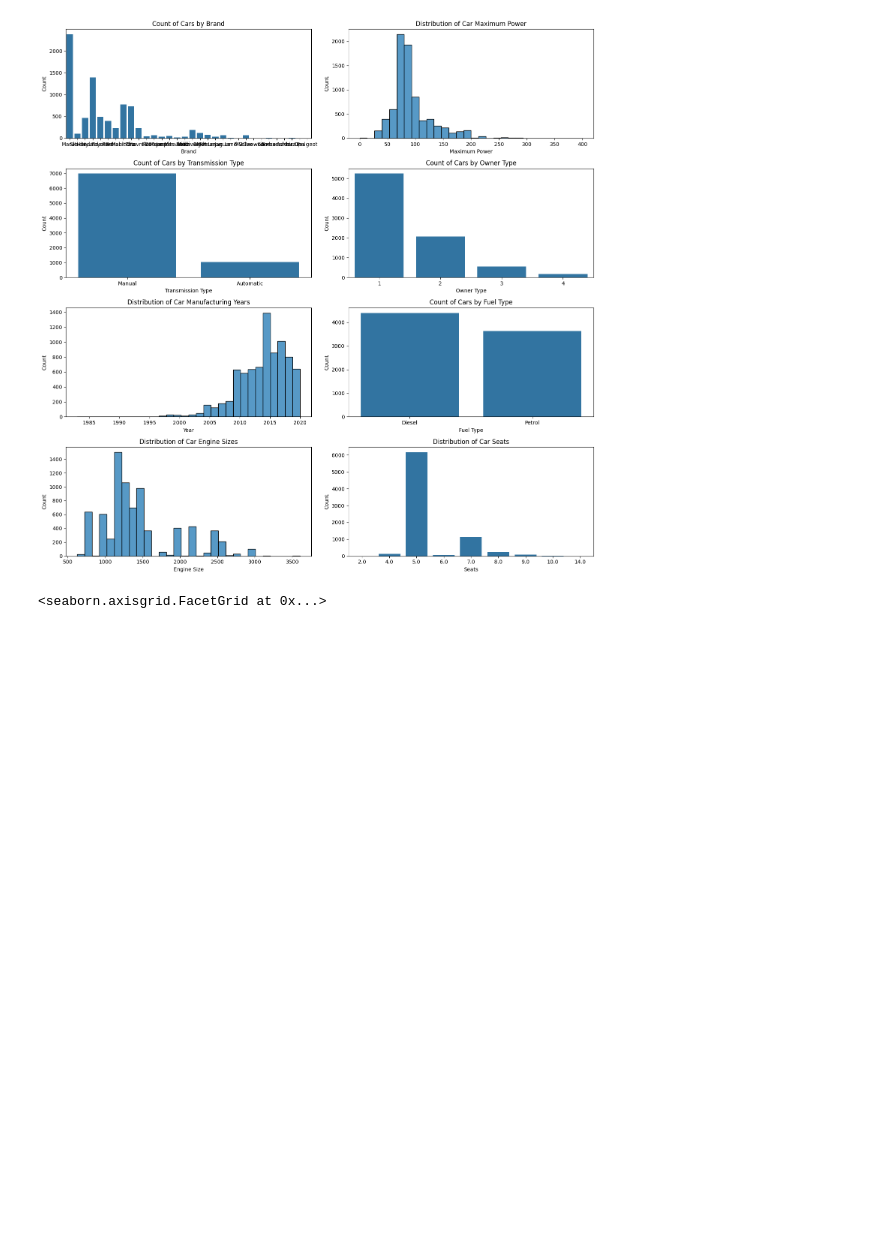
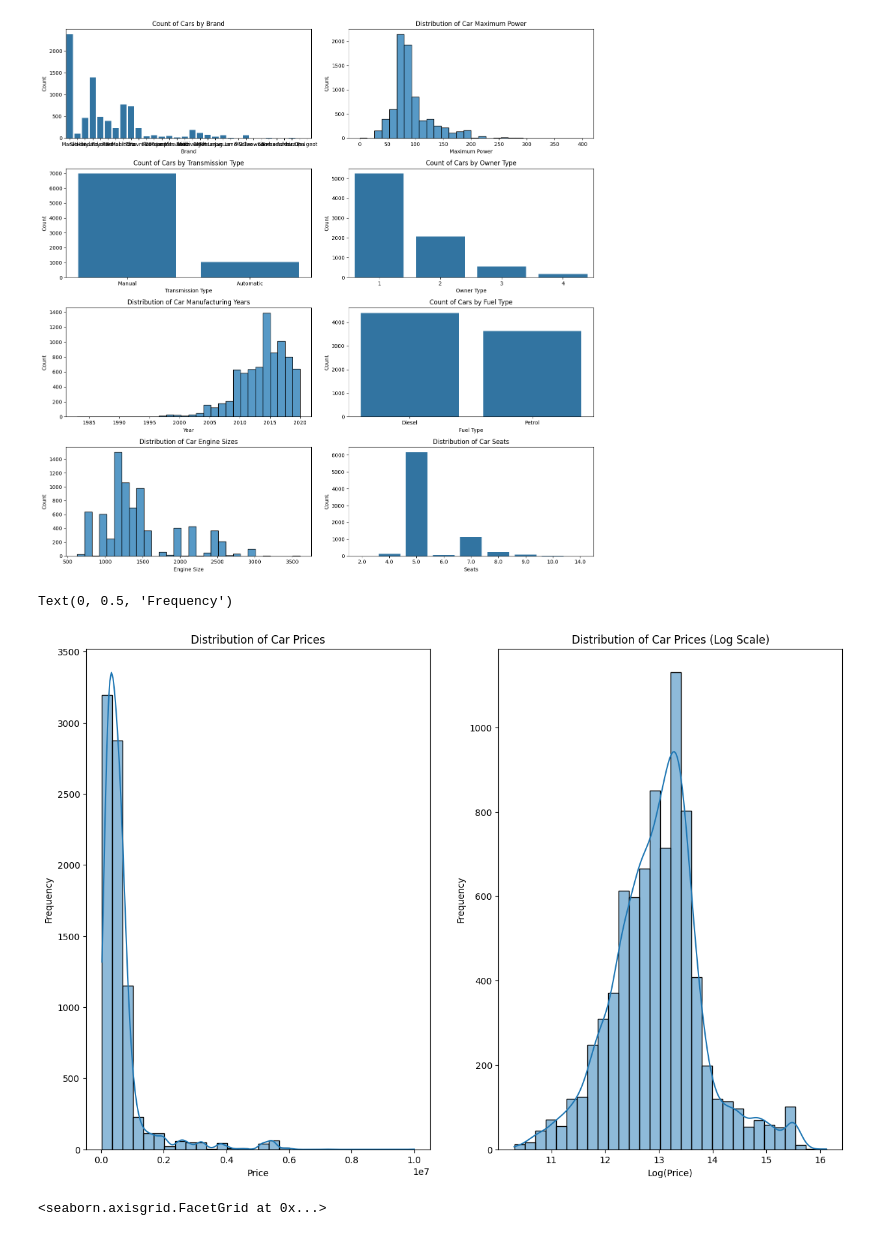
Before and after one commit to dniamsaard4codework/Predicting-Car-Prices, a Jupyter notebook: notebook/st126235_Assignment_1.ipynb, the cells around one changed output. Drawn from its saved outputs; the diff is of its cells as text; code cells hidden in the pictures; blank space fills up the shorter version.

```diff
--- a/notebook/st126235_Assignment_1.ipynb
+++ b/notebook/st126235_Assignment_1.ipynb
@@ -239,6 +268,22 @@ axes[3, 1].set_ylabel('Count')
 plt.tight_layout()
 # %% [output]
 [figure]
+# %%
+fig, axes = plt.subplots(1, 2, figsize=(15, 10))
+
+# Show the histogram of car prices between log and no log
+sns.histplot(data=df, x='selling_price', bins=30, kde=True, ax=axes[0])
+axes[0].set_title('Distribution of Car Prices')
+axes[0].set_xlabel('Price')
+axes[0].set_ylabel('Frequency')
+
+sns.histplot(x=np.log1p(df['selling_price']), bins=30, kde=True, ax=axes[1])
+axes[1].set_title('Distribution of Car Prices (Log Scale)')
+axes[1].set_xlabel('Log(Price)')
+axes[1].set_ylabel('Frequency')
+# %% [output]
+Text(0, 0.5, 'Frequency')
+[figure, added]
 # %%
 # Distribution plot on mileage to visualize the distribution of car mileage
 sns.displot(data=df, x='mileage')
```
Also changed, not shown: parts of 31 cells of this notebook.
